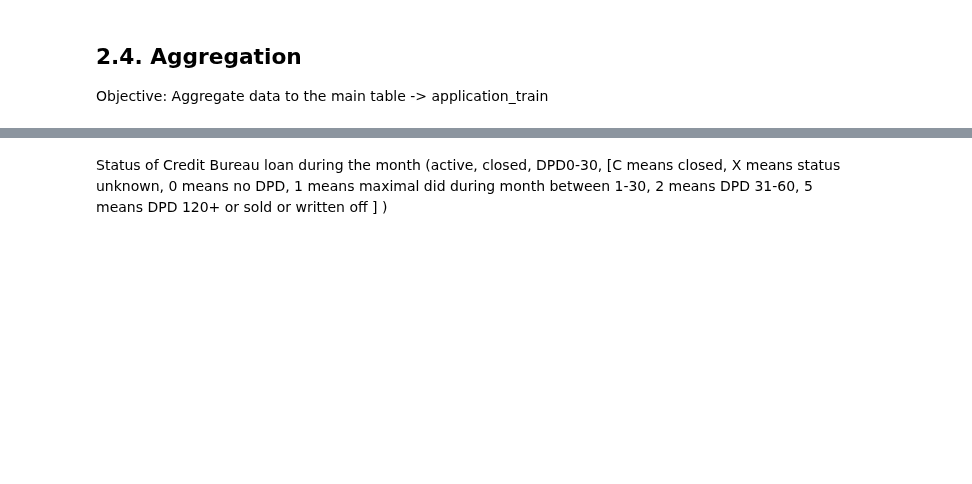
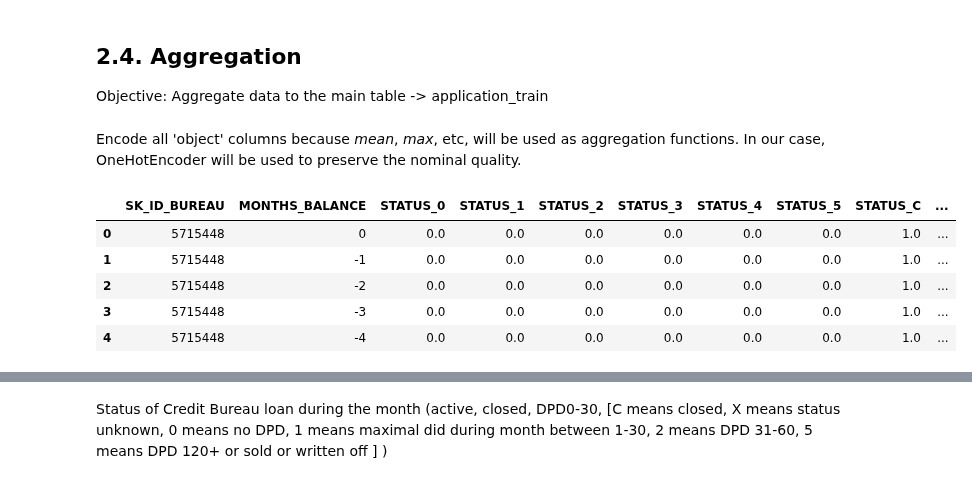
Before and after one commit to CelineChiLamNg/home_credit_default_prediction, a Jupyter notebook: home_credit.ipynb, the cells around one changed output, grey strips where cells are left out. Saved outputs shown, nothing was run; the diff lists cells and outputs as text; code cells hidden in the pictures; blank space fills up the shorter version.

Commit message:
data agg -ing

```diff
--- a/home_credit.ipynb
+++ b/home_credit.ipynb
@@ -499,24 +717,20 @@ print("\nAll train-test splits have been saved.")
 # %% [markdown]
 ## 2.4. Aggregation
 Objective: Aggregate data to the main table -> application_train
+# %% [markdown]
+Encode all 'object' columns because *mean*, *max*, etc, will be used as
+aggregation functions. In our case, OneHotEncoder will be used to preserve
+the nominal quality.
 # %%
-encoder = OneHotEncoder(sparse=False, handle_unknown='ignore')
-
-# Bureau Balance Encoding
-def encode_with_onehot(df, column_to_encode, key_column, prefix):
-    # Extract the column to encode and the keys
-    keys = df[key_column]  # Preserve keys for later use
-    column = df[[column_to_encode]]  # Column to encode
-
-    # Fit and transform the encoder
-    encoded_array = encoder.fit_transform(column)
-
-    # Convert the encoded array to a DataFrame
-    encoded_df = pd.DataFrame(
-        encoded_array,
-        columns=[f"{prefix}_{cat}" for cat in encoder.categories_[0]]
-    )
-
-    # Concatenate the keys and the encoded columns
-    encoded_df[key_column] = keys.reset_index(drop=True)  # Add keys back
-    return encoded_df
+bureau_encoder = OneHotEncoderWithKeys(
+    column_to_encode='STATUS', key_column='SK_ID_BUREAU', prefix='STATUS'
+)
+bureau_balance_encoded = bureau_encoder.fit_transform(bureau_balance_train)
+bureau_balance_encoded.head()
+# %% [output]
+|  | SK_ID_BUREAU | MONTHS_BALANCE | STATUS_0 | STATUS_1 | STATUS_2 | STATUS_3 | STATUS_4 | STATUS_5 | STATUS_C | ... |
+| 0 | 5715448 | 0 | 0.0 | 0.0 | 0.0 | 0.0 | 0.0 | 0.0 | 1.0 | ... |
+| 1 | 5715448 | -1 | 0.0 | 0.0 | 0.0 | 0.0 | 0.0 | 0.0 | 1.0 | ... |
+| 2 | 5715448 | -2 | 0.0 | 0.0 | 0.0 | 0.0 | 0.0 | 0.0 | 1.0 | ... |
+| 3 | 5715448 | -3 | 0.0 | 0.0 | 0.0 | 0.0 | 0.0 | 0.0 | 1.0 | ... |
+| 4 | 5715448 | -4 | 0.0 | 0.0 | 0.0 | 0.0 | 0.0 | 0.0 | 1.0 | ... |
```
Also changed, not shown: parts of 26 cells of this notebook, 2 other files.
